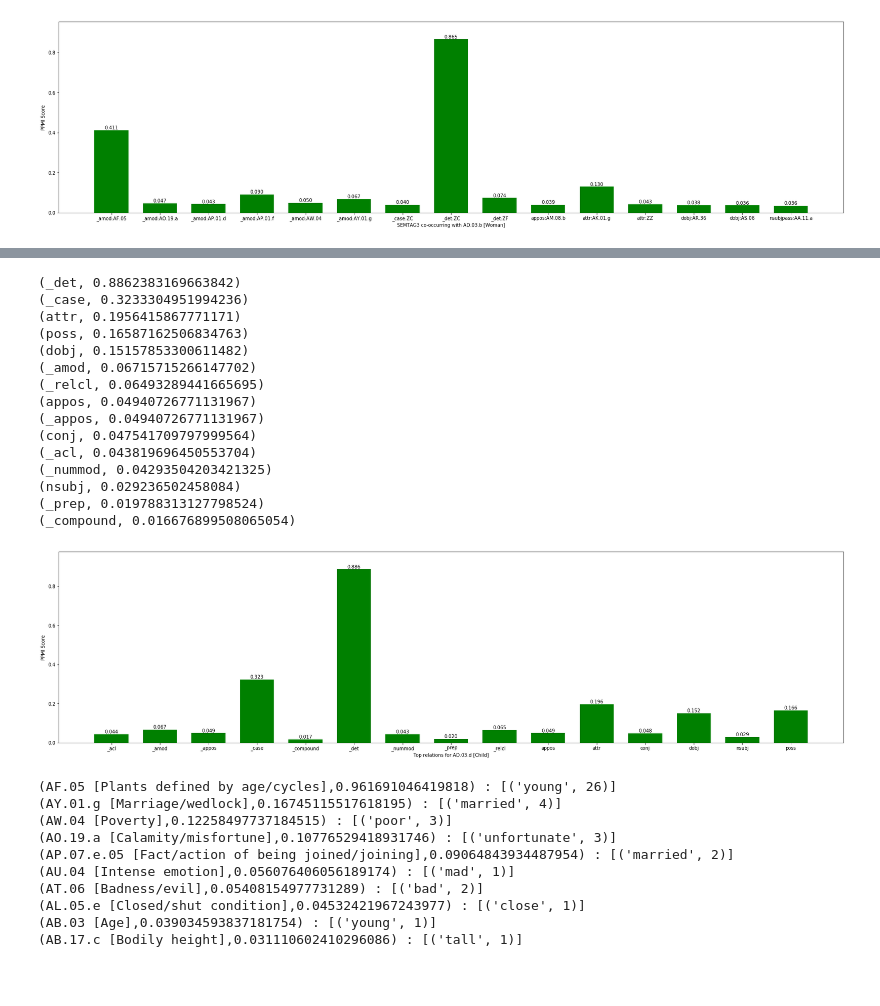
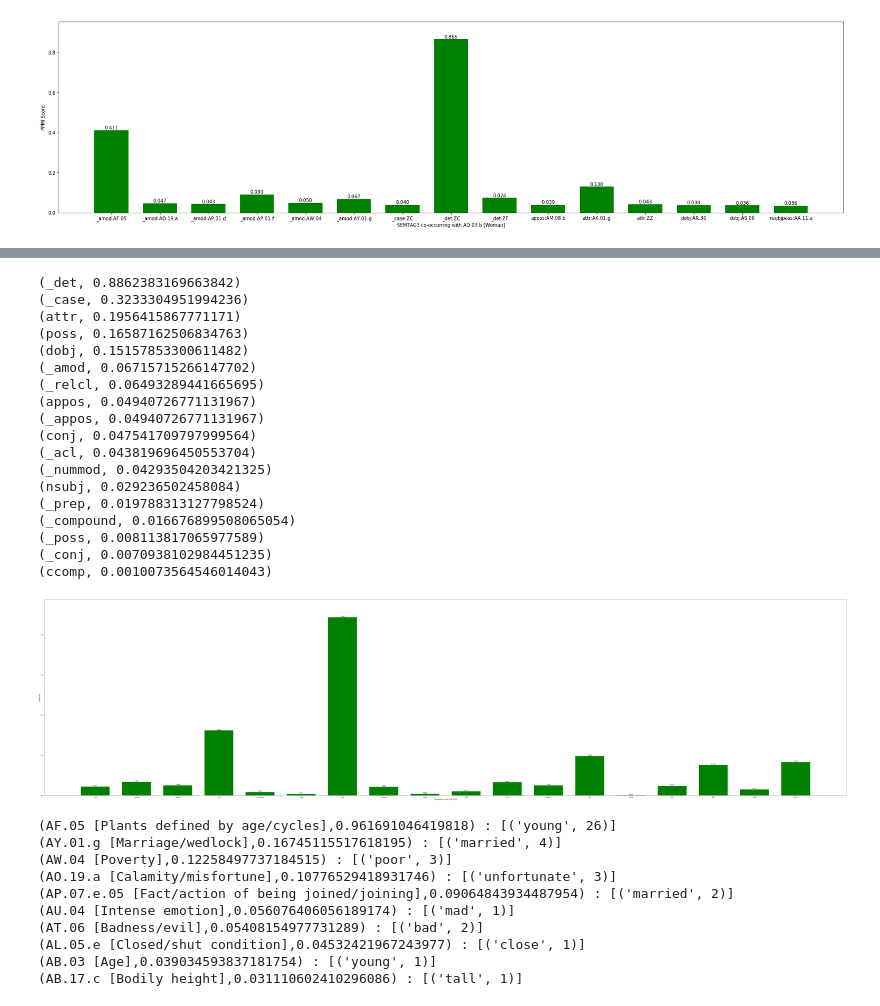
Before and after one commit to julieweeds/samdist, a Jupyter notebook: SamuelsViewer-legal.ipynb, the cells around one changed output, grey strips where cells are left out. Saved outputs shown, nothing was run; the diff lists cells and outputs as text; code cells hidden in the pictures; blank space fills up the shorter version.

```diff
--- a/SamuelsViewer-legal.ipynb
+++ b/SamuelsViewer-legal.ipynb
@@ -129,22 +143,25 @@ mr=mleg.get_top_relations('AD.03.a',displaygraph=True,cutoff=15)
 # %%
-mr=mleg.get_top_relations('AD.03.d',displaygraph=True,cutoff=15)
+mr=mleg.get_top_relations('AD.03.d',displaygraph=True,cutoff=50)
 # %% [output]
 (_det, 0.8862383169663842)
 (_case, 0.3233304951994236)
 (attr, 0.1956415867771171)
 (poss, 0.16587162506834763)
 (dobj, 0.15157853300611482)
 (_amod, 0.06715715266147702)
 (_relcl, 0.06493289441665695)
 (appos, 0.04940726771131967)
 (_appos, 0.04940726771131967)
 (conj, 0.047541709797999564)
 (_acl, 0.043819696450553704)
 (_nummod, 0.04293504203421325)
 (nsubj, 0.029236502458084)
 (_prep, 0.019788313127798524)
 (_compound, 0.016676899508065054)
+(_poss, 0.008113817065977589)
+(_conj, 0.0070938102984451235)
+(ccomp, 0.0010073564546014043)
-[figure, old version]
+[figure, new version]
 # %%
 w=mleg.get_top_features('AD.03.b',rel='_amod',displaygraph=True)
 # %% [output]
```
Also changed, not shown: parts of 3 cells of this notebook, 4 other files.
